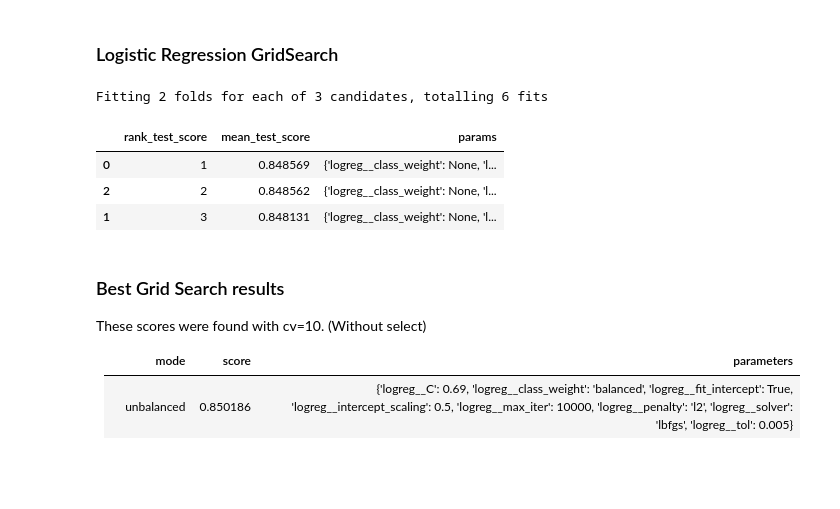
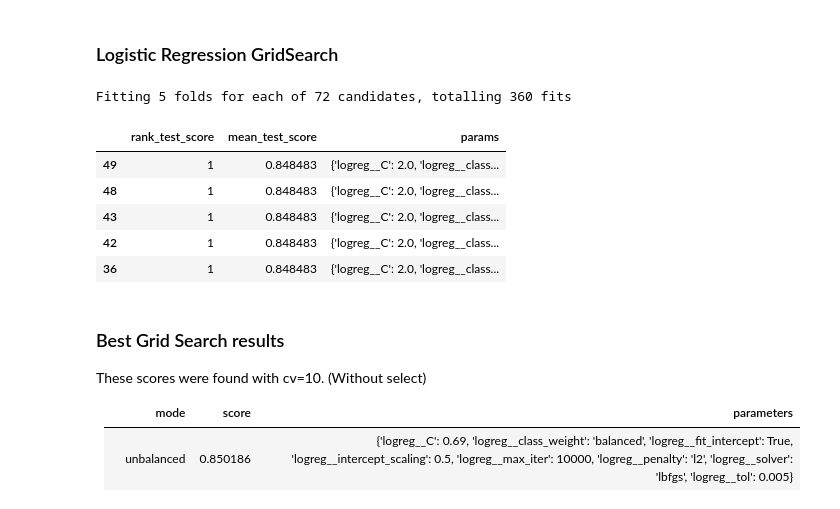
Before and after one commit to jds167/ML-Final-Project, a Jupyter notebook: greenwell-final-project.ipynb, the cells around one changed output. Drawn from its saved outputs; the diff is of its cells as text; code cells hidden in the pictures; blank space fills up the shorter version.

```diff
--- a/greenwell-final-project.ipynb
+++ b/greenwell-final-project.ipynb
@@ -783,12 +783,12 @@ ROC-AUC score for Logistic Regression with LDA: 0.846
 lda_lr_param_grid = {
      # 'preprocessing__numeric_transform_pipe__Imputer__strategy': ["mean", "median"],
      'logreg__penalty': ['l2'],                                                       # removed: 'l1','elasticnet', None
-     'logreg__solver': ['lbfgs','liblinear','newton-cg', 'sag','saga','newton-cholesky'],                                         # removed: 'newton-cg', 'sag','saga','newton-cholesky'
+     'logreg__solver': ['lbfgs','liblinear'],  # removed: 'newton-cg', 'sag','saga','newton-cholesky'
      'logreg__max_iter': [5000],
      'logreg__class_weight': [ None],                                                 # removed 'balanced'
-#      'logreg__tol': [0.0001, 0.001, 0.005],
-#      'logreg__fit_intercept': [True, False],                                          # removed: False
-#      'logreg__intercept_scaling': [0.05, 0.10, 0.20, .25, 0.30, 0.35, 0.4, 0.45,],
+     'logreg__tol': [0.0001, 0.001, 0.005],
+     'logreg__fit_intercept': [True, False],                                          # removed: False
+     'logreg__intercept_scaling': [0.20, .25, 0.30, 0.35],
 }
 
 lda_lr_pipe = Pipeline(
@@ -799,7 +799,7 @@ lda_lr_pipe = Pipeline(
         ('logreg', LogisticRegression( solver = "lbfgs", max_iter = 20000, random_state=1)),
         ])
 
-lda_lr_grid_search = GridSearchCV(lda_lr_pipe, lda_lr_param_grid, cv=10, scoring='roc_auc', verbose=1, n_jobs=-1)
+lda_lr_grid_search = GridSearchCV(lda_lr_pipe, lda_lr_param_grid, cv=5, scoring='roc_auc', verbose=1, n_jobs=-1)
 
 lda_lr_grid_search.fit(X_train, y_train)
 
@@ -938,42 +938,44 @@ ROC-AUC scores with top 31 features: 0.845
 # %%
 # This takes too long to run for demo purposes.  If you want to run, uncomment the desired variables in the param_grid and take a look.
 
 lr_param_grid = {
 #      'preprocessing__numeric_transform_pipe__Imputer__strategy': ["mean", "median"],
 #      'select__max_features' : [7, 10, 13, 16, 21,  24, 26, None],
 #      'select__estimator__n_estimators':[200],
        'logreg__penalty': ['l2'],                                        # removed: 'l1','elasticnet', 'l2', None
-       'logreg__solver': ['lbfgs','liblinear','newton-cg'],   # removed: 'sag','saga','liblinear','newton-cg','newton-cholesky'
+       'logreg__solver': ['lbfgs','liblinear'],   # removed: 'sag','saga','liblinear','newton-cg','newton-cholesky'
        'logreg__max_iter': [10000],
        'logreg__class_weight': [None],                                  # Removed: 'balanced',
-#        'logreg__C': [0.55,0.65, 1.0, 2.0, 10.0],                        # only with penalty
-#        'logreg__tol': [0.005, 0.01, 0.5],
-#        'logreg__fit_intercept': [True],                                                   # remove: False
-#        'logreg__intercept_scaling': [0.1, 0.3,0.6,0.7, 0.75],
+       'logreg__C': [0.65, 1.0, 2.0, 10.0],                        # only with penalty
+       'logreg__tol': [0.005, 0.01, 0.5],
+       'logreg__fit_intercept': [True],                                                   # remove: False
+       'logreg__intercept_scaling': [0.1, 0.3, 0.6],
 }
 
 lr_pipe = Pipeline(
         steps=[
             ('preprocessing', simple_preprocessor),
             ('smote' , SMOTE(sampling_strategy = 1.0, random_state = 1) ),
             ('logreg', LogisticRegression(random_state=1)),
             ])
 
-lr_grid_search = GridSearchCV(lr_pipe, lr_param_grid, cv=2, scoring='roc_auc', verbose=1, n_jobs=-1)
+lr_grid_search = GridSearchCV(lr_pipe, lr_param_grid, cv=5, scoring='roc_auc', verbose=1, n_jobs=-1)
 
 lr_grid_search.fit(X_train, y_train)
 
 # print(lr_grid_search.get_params())
 
 display_features = ['rank_test_score','mean_test_score','params']
 search_results = pd.DataFrame(lr_grid_search.cv_results_).loc[:,display_features].sort_values(by='rank_test_score', ascending=True)
 display(search_results.head(5))
 # %% [output]
-Fitting 2 folds for each of 3 candidates, totalling 6 fits
+Fitting 5 folds for each of 72 candidates, totalling 360 fits
 |  | rank_test_score | mean_test_score | params |
-| 0 | 1 | 0.848569 | {'logreg__class_weight': None, 'l... |
-| 2 | 2 | 0.848562 | {'logreg__class_weight': None, 'l... |
-| 1 | 3 | 0.848131 | {'logreg__class_weight': None, 'l... |
+| 49 | 1 | 0.848483 | {'logreg__C': 2.0, 'logreg__class... |
+| 48 | 1 | 0.848483 | {'logreg__C': 2.0, 'logreg__class... |
+| 43 | 1 | 0.848483 | {'logreg__C': 2.0, 'logreg__class... |
+| 42 | 1 | 0.848483 | {'logreg__C': 2.0, 'logreg__class... |
+| 36 | 1 | 0.848483 | {'logreg__C': 2.0, 'logreg__class... |
 # %% [markdown]
 ### Best Grid Search results
 
```
Also changed, not shown: parts of 18 cells of this notebook.
